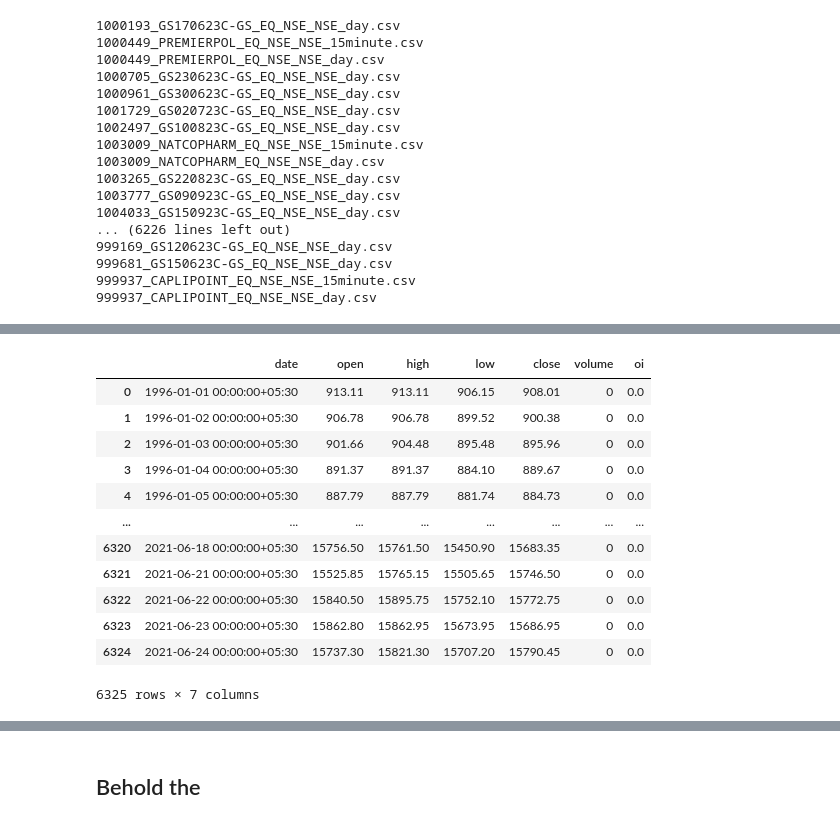
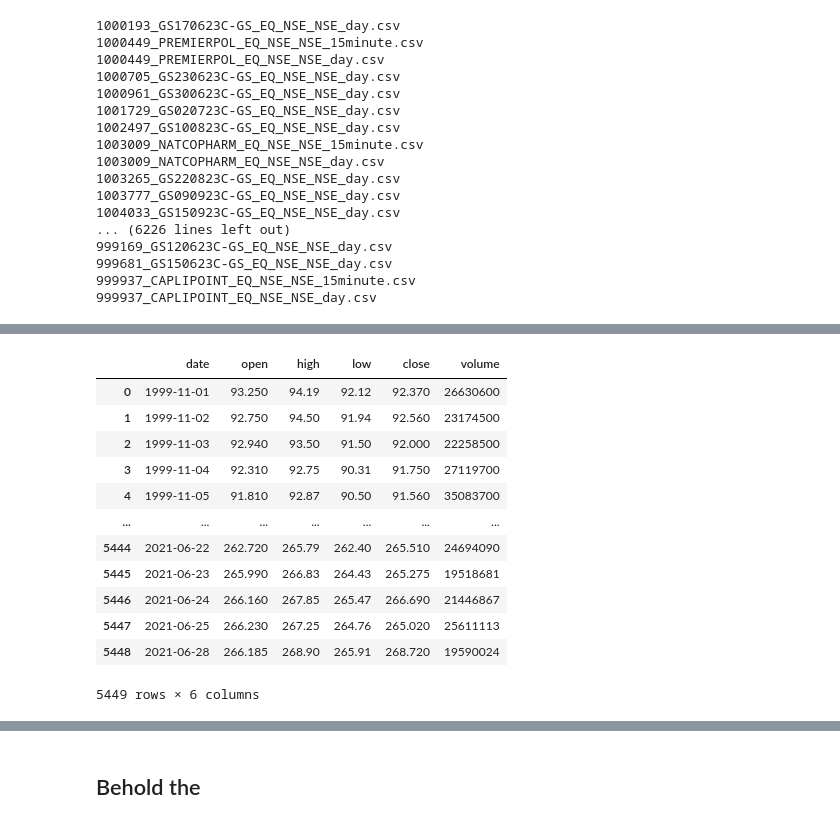
Before and after one commit to binarysentient/bsstonks, a Jupyter notebook: kite_historical_backtest_experiment.ipynb, the cells around one changed output, grey strips where cells are left out. Drawn from its saved outputs; the diff is of its cells as text; code cells hidden in the pictures.

```diff
--- a/kite_historical_backtest_experiment.ipynb
+++ b/kite_historical_backtest_experiment.ipynb
@@ -101,22 +108,37 @@ input/kite_historical/268041_NIFTY 500_EQ_INDICES_NSE_5minute.csv
-# %%
-df_nifty_50_5min = pd.read_csv("input/kite_historical/256265_NIFTY 50_EQ_INDICES_NSE_5minute.csv")
-df_nifty_50_5min
-df_nifty_50_day = pd.read_csv("input/kite_historical/256265_NIFTY 50_EQ_INDICES_NSE_day.csv")
-df_nifty_50_day
-# %% [output]
-|  | date | open | high | low | close | volume | oi |
-| 0 | 1996-01-01 00:00:00+05:30 | 913.11 | 913.11 | 906.15 | 908.01 | 0 | 0.0 |
-| 1 | 1996-01-02 00:00:00+05:30 | 906.78 | 906.78 | 899.52 | 900.38 | 0 | 0.0 |
-| 2 | 1996-01-03 00:00:00+05:30 | 901.66 | 904.48 | 895.48 | 895.96 | 0 | 0.0 |
-| 3 | 1996-01-04 00:00:00+05:30 | 891.37 | 891.37 | 884.10 | 889.67 | 0 | 0.0 |
-| 4 | 1996-01-05 00:00:00+05:30 | 887.79 | 887.79 | 881.74 | 884.73 | 0 | 0.0 |
-| ... | ... | ... | ... | ... | ... | ... | ... |
-| 6320 | 2021-06-18 00:00:00+05:30 | 15756.50 | 15761.50 | 15450.90 | 15683.35 | 0 | 0.0 |
-| 6321 | 2021-06-21 00:00:00+05:30 | 15525.85 | 15765.15 | 15505.65 | 15746.50 | 0 | 0.0 |
-| 6322 | 2021-06-22 00:00:00+05:30 | 15840.50 | 15895.75 | 15752.10 | 15772.75 | 0 | 0.0 |
-| 6323 | 2021-06-23 00:00:00+05:30 | 15862.80 | 15862.95 | 15673.95 | 15686.95 | 0 | 0.0 |
-| 6324 | 2021-06-24 00:00:00+05:30 | 15737.30 | 15821.30 | 15707.20 | 15790.45 | 0 | 0.0 |
-6325 rows × 7 columns
+# %%
+# df_nifty_50_5min = pd.read_csv("input/kite_historical/256265_NIFTY 50_EQ_INDICES_NSE_5minute.csv")
+# df_nifty_50_5min
+import pandas as pd
+from os import listdir
+
+directory = '../../data/refined_snp_500/reversed'
+dataframe = []
+for f in listdir(directory):
+    dataframe.append({'filename':f})
+
+dataframe = pd.DataFrame(dataframe)
+
+dataframe
+
+df_msft_50_day = pd.read_csv("../../data/refined_snp_500/reversed/MSFT.csv")
+# if df_msft_50_day['date'].iloc[0] > df_msft_50_day['date'].iloc[1]:
+#     df_msft_50_day = df_msft_50_day.iloc[::-1]
+#     df_msft_50_day = df_msft_50_day.reindex(index=df_msft_50_day.index[::-1])
+df_msft_50_day
+# %% [output]
+|  | date | open | high | low | close | volume |
+| 0 | 1999-11-01 | 93.250 | 94.19 | 92.12 | 92.370 | 26630600 |
+| 1 | 1999-11-02 | 92.750 | 94.50 | 91.94 | 92.560 | 23174500 |
+| 2 | 1999-11-03 | 92.940 | 93.50 | 91.50 | 92.000 | 22258500 |
+| 3 | 1999-11-04 | 92.310 | 92.75 | 90.31 | 91.750 | 27119700 |
+| 4 | 1999-11-05 | 91.810 | 92.87 | 90.50 | 91.560 | 35083700 |
+| ... | ... | ... | ... | ... | ... | ... |
+| 5444 | 2021-06-22 | 262.720 | 265.79 | 262.40 | 265.510 | 24694090 |
+| 5445 | 2021-06-23 | 265.990 | 266.83 | 264.43 | 265.275 | 19518681 |
+| 5446 | 2021-06-24 | 266.160 | 267.85 | 265.47 | 266.690 | 21446867 |
+| 5447 | 2021-06-25 | 266.230 | 267.25 | 264.76 | 265.020 | 25611113 |
+| 5448 | 2021-06-28 | 266.185 | 268.90 | 265.91 | 268.720 | 19590024 |
+5449 rows × 6 columns
 # %%
 dt = dateutil.parser.parse("2021-06-24 00:00:00+05:30")
 isttimezone = timezone(timedelta(hours=5, minutes=30))
```
Also changed, not shown: parts of 11 cells of this notebook, 3 other files.
